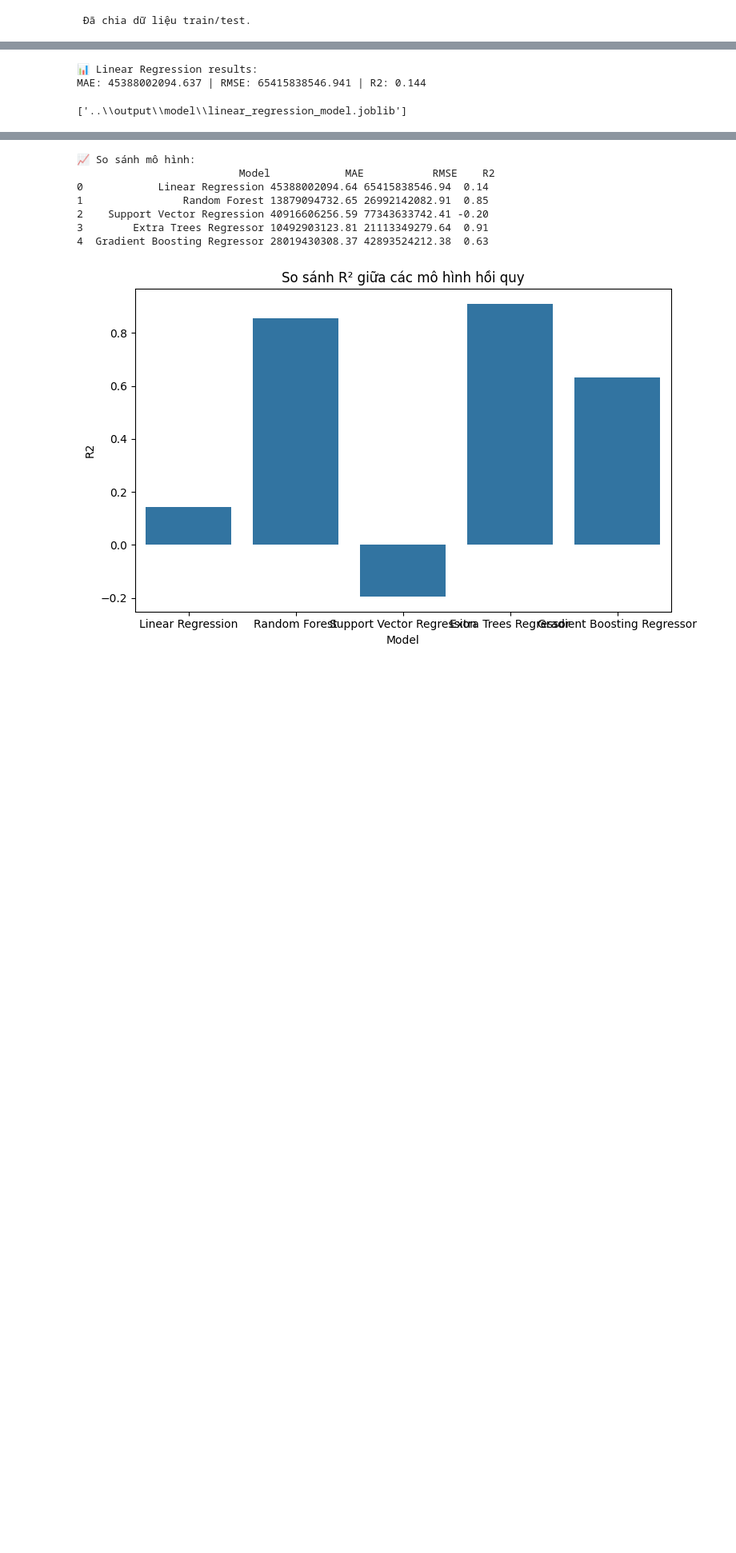
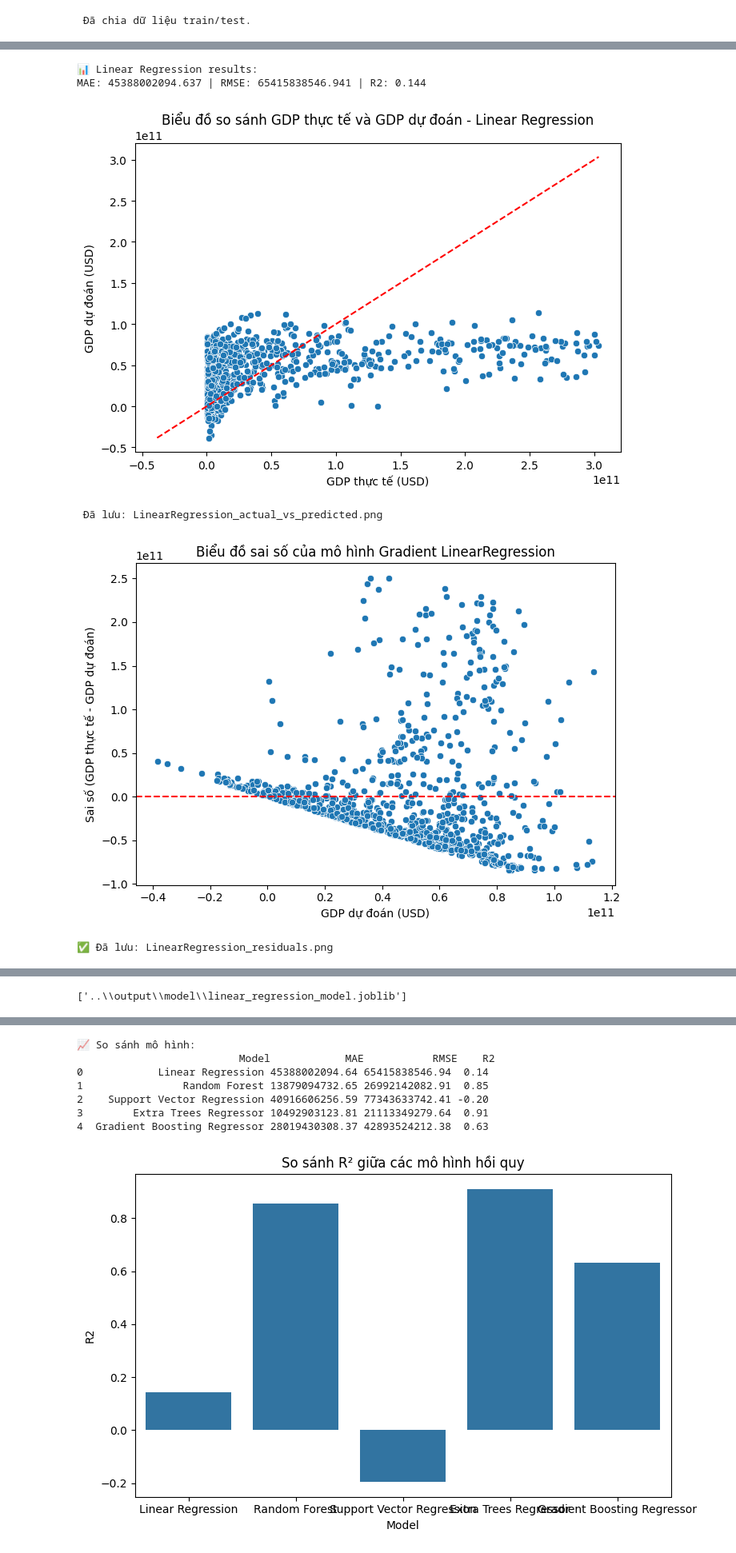
Before and after one commit to quan0111/machine-learning, a Jupyter notebook: notebook/preprocessing.ipynb, the cells around one changed output, grey strips where cells are left out. Shown at 80% size. Drawn from its saved outputs; the diff is of its cells as text; code cells hidden in the pictures; blank space fills up the shorter version.

```diff
--- a/notebook/preprocessing.ipynb
+++ b/notebook/preprocessing.ipynb
@@ -231,11 +323,52 @@ MAE: 28019430308.369 | RMSE: 42893524212.377 | R2: 0.632
 # %%
 lr = LinearRegression()
 lr.fit(X_train, y_train)
 y_pred_lr = lr.predict(X_test)
 results_lr = evaluate_model("Linear Regression", lr, y_test, y_pred_lr)
+plt.figure(figsize=(7, 5))
+sns.scatterplot(x=y_test, y=y_pred_lr)
+plt.xlabel("GDP thực tế (USD)")
+plt.ylabel("GDP dự đoán (USD)")
+plt.title("Biểu đồ so sánh GDP thực tế và GDP dự đoán - Linear Regression")
+min_val = min(min(y_test), min(y_pred_lr))
+max_val = max(max(y_test), max(y_pred_lr))
+plt.plot([min_val, max_val], [min_val, max_val], 'r--')
+plt.tight_layout()
+plt.savefig(os.path.join(output_path, "LinearRegression_actual_vs_predicted.png"))
+plt.show()
+plt.close()
+print(" Đã lưu: LinearRegression_actual_vs_predicted.png")
+
+
+residuals = y_test - y_pred_lr
+plt.figure(figsize=(7, 5))
+sns.scatterplot(x=y_pred_lr, y=residuals)
+plt.axhline(0, color='r', linestyle='--')
+plt.xlabel("GDP dự đoán (USD)")
+plt.ylabel("Sai số (GDP thực tế - GDP dự đoán)")
+plt.title("Biểu đồ sai số của mô hình Gradient LinearRegression")
+plt.tight_layout()
+plt.savefig(os.path.join(output_path, "LinearRegression_residuals.png"))
+plt.show()
+plt.close()
+print("✅ Đã lưu: LinearRegression_residuals.png")
+
+plt.figure(figsize=(7, 5))
+sns.histplot(residuals, kde=True, bins=30)
+plt.title("Phân phối sai số mô hình LinearRegression")
+plt.xlabel("Sai số (USD)")
+plt.ylabel("Tần suất")
+plt.tight_layout()
+plt.savefig(os.path.join(output_path, "LinearRegression_error_distribution.png"))
+plt.show()
+plt.close()
+
 model_path = r"..\output\model\linear_regression_model.joblib"
 joblib.dump(lr, model_path)
 # %% [output]
 📊 Linear Regression results:
 MAE: 45388002094.637 | RMSE: 65415838546.941 | R2: 0.144
+[figure, added]
-['..\\output\\model\\linear_regression_model.joblib']
+ Đã lưu: LinearRegression_actual_vs_predicted.png
+[figure, added]
+✅ Đã lưu: LinearRegression_residuals.png
@@ -242,3 +376,4 @@ MAE: 45388002094.637 | RMSE: 65415838546.941 | R2: 0.144
+['..\\output\\model\\linear_regression_model.joblib']
 # %%
 rf = RandomForestRegressor(n_estimators=100, random_state=42)
 rf.fit(X_train, y_train)
```
Also changed, not shown: parts of 9 cells of this notebook, 17 other files.
